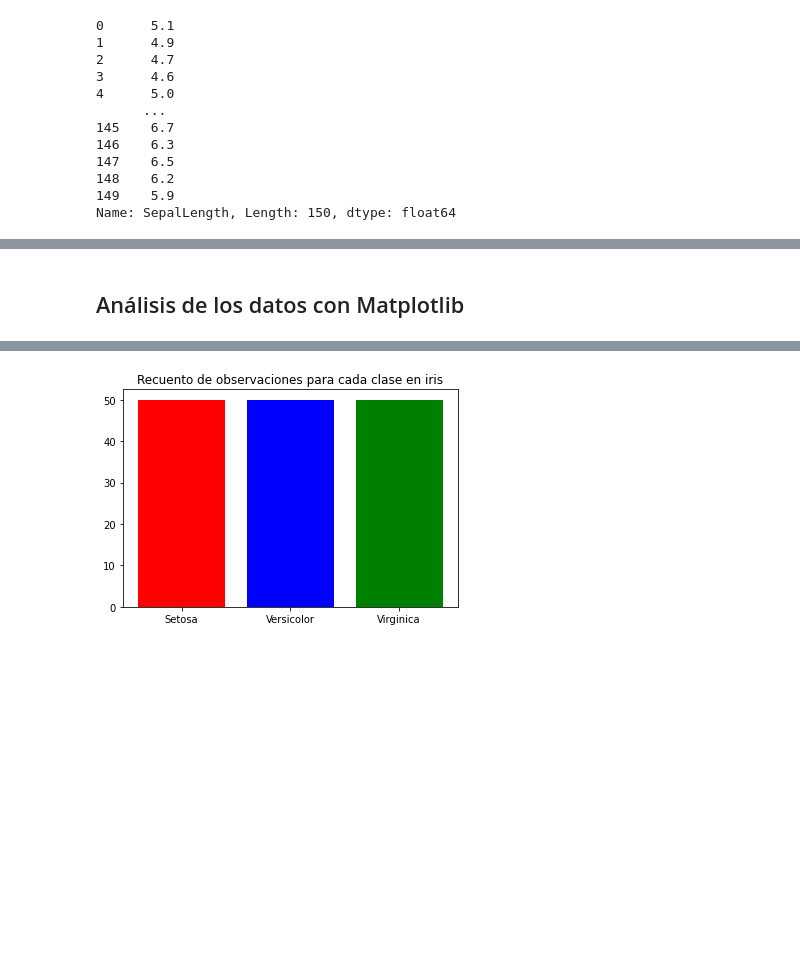
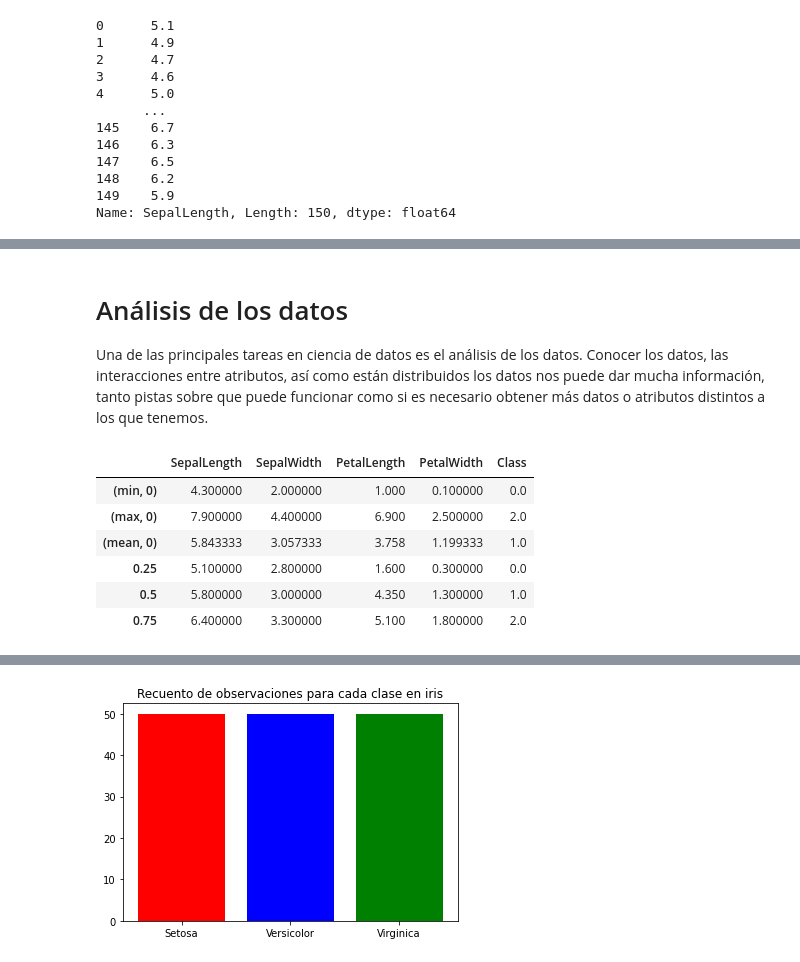
Before and after one commit to advy99/taller_osl_sklearn, a Jupyter notebook: notebook_taller.ipynb, the cells around one changed output, grey strips where cells are left out. Saved outputs shown, nothing was run; the diff lists cells and outputs as text; code cells hidden in the pictures; blank space fills up the shorter version.

```diff
--- a/notebook_taller.ipynb
+++ b/notebook_taller.ipynb
@@ -109,2 +154,26 @@ mpg_dataset
 # %% [markdown]
-## Análisis de los datos con Matplotlib
+# Análisis de los datos
+
+Una de las principales tareas en ciencia de datos es el análisis de los datos. Conocer los datos, las interacciones entre atributos, así como están distribuidos los datos nos puede dar mucha información, tanto pistas sobre que puede funcionar como si es necesario obtener más datos o atributos distintos a los que tenemos.
+# %%
+resultados_estadisticos = pd.DataFrame(iris_dataset.frame.min()).transpose()
+resultados_estadisticos = pd.concat([
+    pd.DataFrame(iris_dataset.frame.min()).transpose(),
+    pd.DataFrame(iris_dataset.frame.max()).transpose(),
+    pd.DataFrame(iris_dataset.frame.mean()).transpose()],
+
+    keys = ["min", "max", "mean"]
+)
+
+resultados_estadisticos = pd.concat([resultados_estadisticos, iris_dataset.frame.quantile([0.25, 0.5, 0.75])])
+# resultado = pd.concat([iris_dataset.frame.min().transpose(), resultado])
+
+resultados_estadisticos
+# %% [output]
+|  | SepalLength | SepalWidth | PetalLength | PetalWidth | Class |
+| (min, 0) | 4.300000 | 2.000000 | 1.000 | 0.100000 | 0.0 |
+| (max, 0) | 7.900000 | 4.400000 | 6.900 | 2.500000 | 2.0 |
+| (mean, 0) | 5.843333 | 3.057333 | 3.758 | 1.199333 | 1.0 |
+| 0.25 | 5.100000 | 2.800000 | 1.600 | 0.300000 | 0.0 |
+| 0.5 | 5.800000 | 3.000000 | 4.350 | 1.300000 | 1.0 |
+| 0.75 | 6.400000 | 3.300000 | 5.100 | 1.800000 | 2.0 |
```
Also changed, not shown: parts of 43 cells of this notebook.
